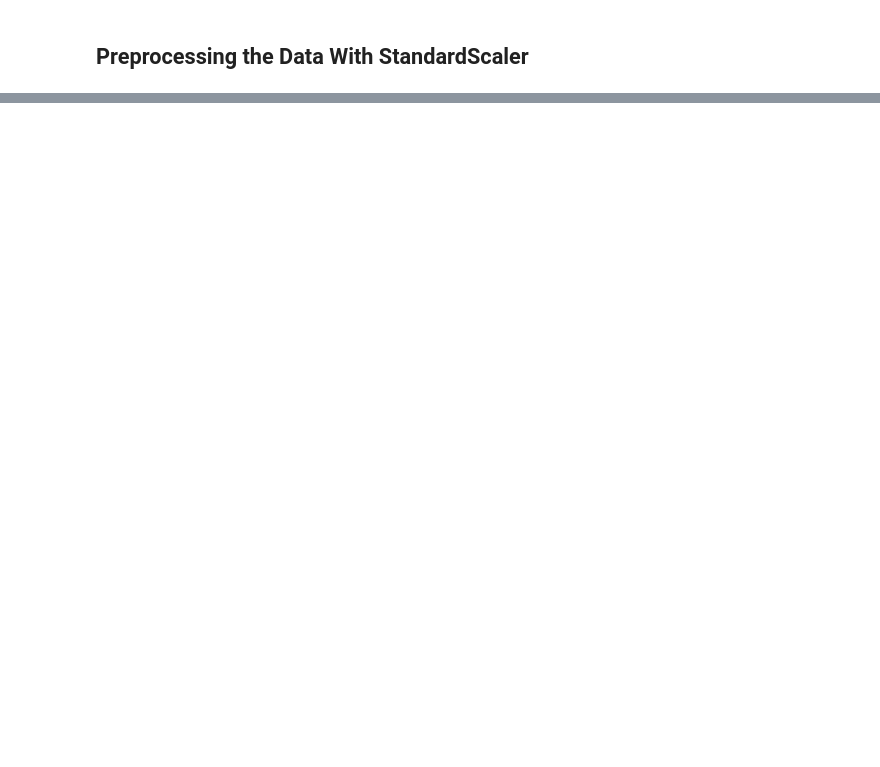
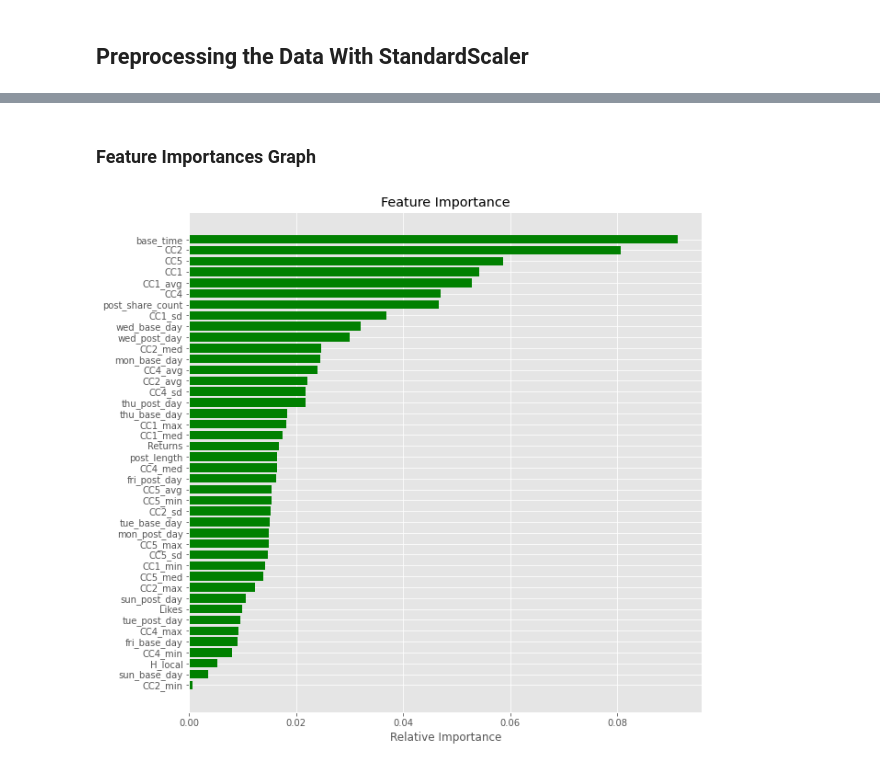
Before and after one commit to TheAIFellow/Facebook-Comment-Volume, a Jupyter notebook: Dilavar_Singh_Team_5_Facebook_Comment_Volume_Capstone_Project.ipynb, the cells around one changed output, grey strips where cells are left out. Saved outputs shown, nothing was run; the diff lists cells and outputs as text; code cells hidden in the pictures; blank space fills up the shorter version.

```diff
--- a/Dilavar_Singh_Team_5_Facebook_Comment_Volume_Capstone_Project.ipynb
+++ b/Dilavar_Singh_Team_5_Facebook_Comment_Volume_Capstone_Project.ipynb
@@ -208,2 +157,9 @@ sns.distplot(train_data['Num_of_comments'])
+# %%
+# Create train data
+X=dataset.iloc[:40941]
+# Create train data of independent variables
+X_train = X[independent_variables].values
+# Create train data of dependent variable
+y_train = X[dependent_variable].values
 # %% [markdown]
 ### **Test Data**
@@ -281,4 +166 @@ dependent_variable = 'Num_of_comments'
-# %%
-# Create a list of independent variables
-independent_variables = list(set(train_data.columns.tolist()) - {dependent_variable})
 # %%
@@ -545,0 +371,13 @@ Train R2 is 0.7089272560181363
+# %%
+xb_boost = XGBRegressor(max_depth=7,
+                    learning_rate=.055,
+                    min_child_weight = 3,
+                    max_leaf_nodes= 15,
+                    min_samples_leaf=6,
+                    reg_alpha=5,
+                    min_samples_split=1,
+                    n_jobs=-1,
+                    colsample_bytree = 0.5,
+                    random_state = 45,
+                    n_estimators=60,
+                    objective='reg:squarederror')
@@ -545,0 +399,15 @@ Train R2 is 0.7089272560181363
+# %% [markdown]
+### **Feature Importances Graph**
+# %%
+features = X[independent_variables].columns
+importances = xb_boost.feature_importances_
+indices = np.argsort(importances)
+# %%
+plt.figure(figsize=(10,10))
+plt.title('Feature Importance')
+plt.barh(range(len(indices)), importances[indices], color='green', align='center')
+plt.yticks(range(len(indices)), [features[i] for i in indices])
+plt.xlabel('Relative Importance')
+plt.show()
+# %% [output]
+[figure, added]
```
Also changed, not shown: parts of 120 cells of this notebook.
